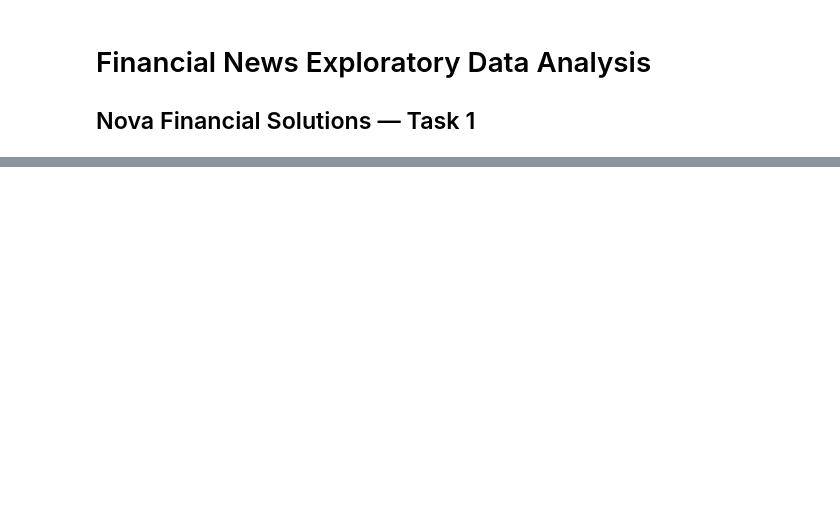
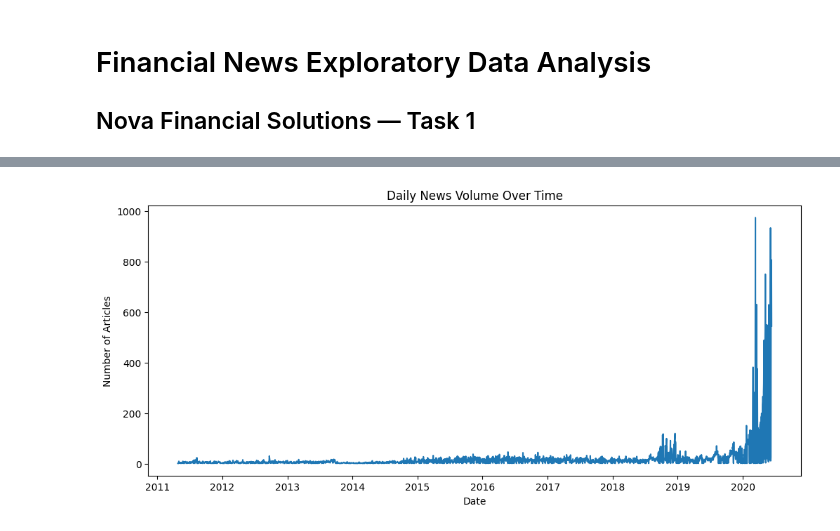
Before and after one commit to Bilen189/nova-financial-analysis-week1, a Jupyter notebook: notebooks/eda_financial_news.ipynb, the cells around one changed output, grey strips where cells are left out. Saved outputs shown, nothing was run; the diff lists cells and outputs as text; code cells hidden in the pictures; blank space fills up the shorter version.

```diff
--- a/notebooks/eda_financial_news.ipynb
+++ b/notebooks/eda_financial_news.ipynb
@@ -21,0 +116,6 @@ ModuleNotFoundError: No module named 'sklearn'
+# %%
+df["date"] = pd.to_datetime(df["date"], errors="coerce")
+df["day"] = df["date"].dt.date
+# %%
+daily_news = df.groupby("day").size()
+daily_news.head()
@@ -21,0 +130,11 @@ ModuleNotFoundError: No module named 'sklearn'
+# %%
+import matplotlib.pyplot as plt
+
+plt.figure(figsize=(12,5))
+daily_news.plot()
+plt.title("Daily News Volume Over Time")
+plt.xlabel("Date")
+plt.ylabel("Number of Articles")
+plt.show()
+# %% [output]
+[figure, added]
```
Also changed, not shown: parts of 19 cells of this notebook.
